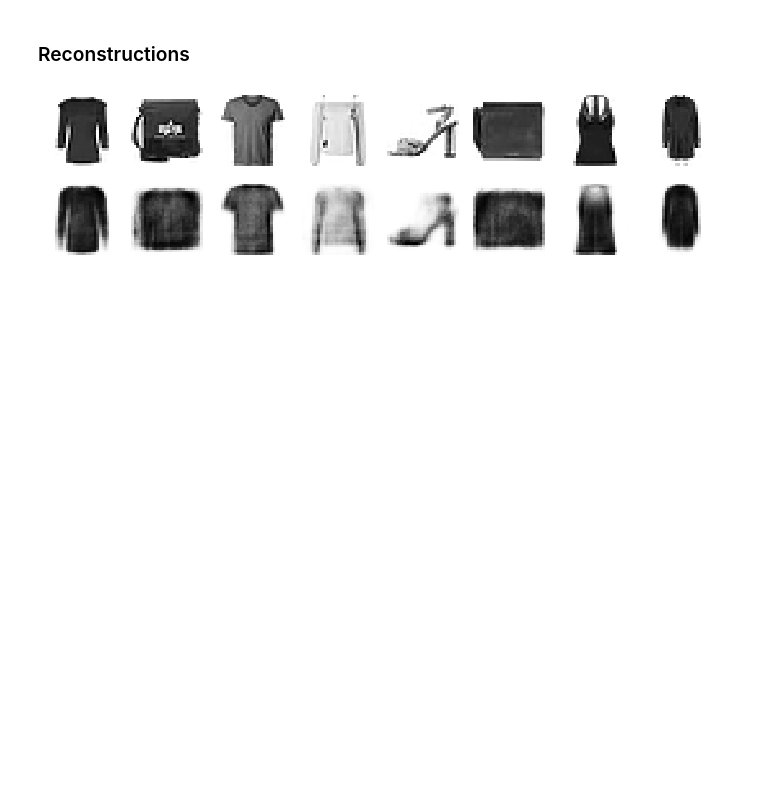
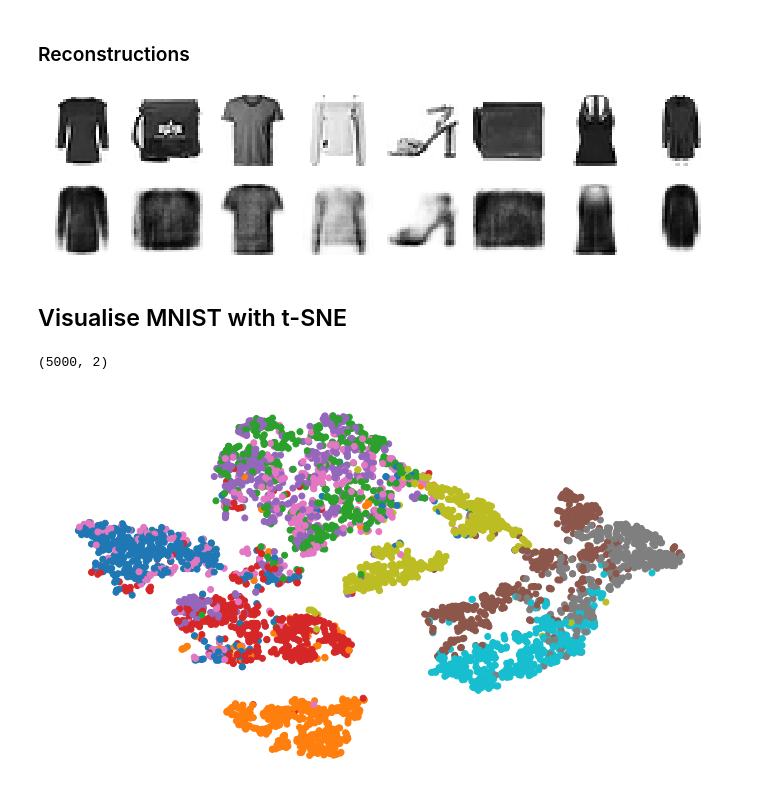
Before and after one commit to rahhul/GAN_Notebooks, a Jupyter notebook: GANs.ipynb, the cells around one changed output. Saved outputs shown, nothing was run; the diff lists cells and outputs as text; code cells hidden in the pictures; blank space fills up the shorter version.

Commit message:
MNIST visualisation with t-SNE

```diff
--- a/GANs.ipynb
+++ b/GANs.ipynb
@@ -246,3 +245,5 @@ def show_reconstructions(model, images=X_valid, n_images=8):
 show_reconstructions(stacked_ae)
 # %% [output]
 [figure]
+# %% [markdown]
+## Visualise MNIST with t-SNE
@@ -248,0 +254,21 @@ show_reconstructions(stacked_ae)
+# %%
+# run data through stacked_encoder
+
+X_valid_compressed = stacked_encoder.predict(X_valid)
+
+tsne = TSNE() # default parameters
+# %%
+X_valid_2D = tsne.fit_transform(X_valid_compressed)
+# standardise
+X_valid_2D = (X_valid_2D - X_valid_2D.min()) / (X_valid_2D.max() - X_valid_2D.min())
+# %%
+X_valid_2D.shape
+# %% [output]
+(5000, 2)
+# %%
+# plot
+plt.figure(figsize=(12,7))
+plt.scatter(X_valid_2D[:, 0], X_valid_2D[:, 1], c=y_valid, cmap='tab10')
+plt.axis('off');
+# %% [output]
+[figure, added]
```
Also changed, not shown: parts of 6 cells of this notebook.
